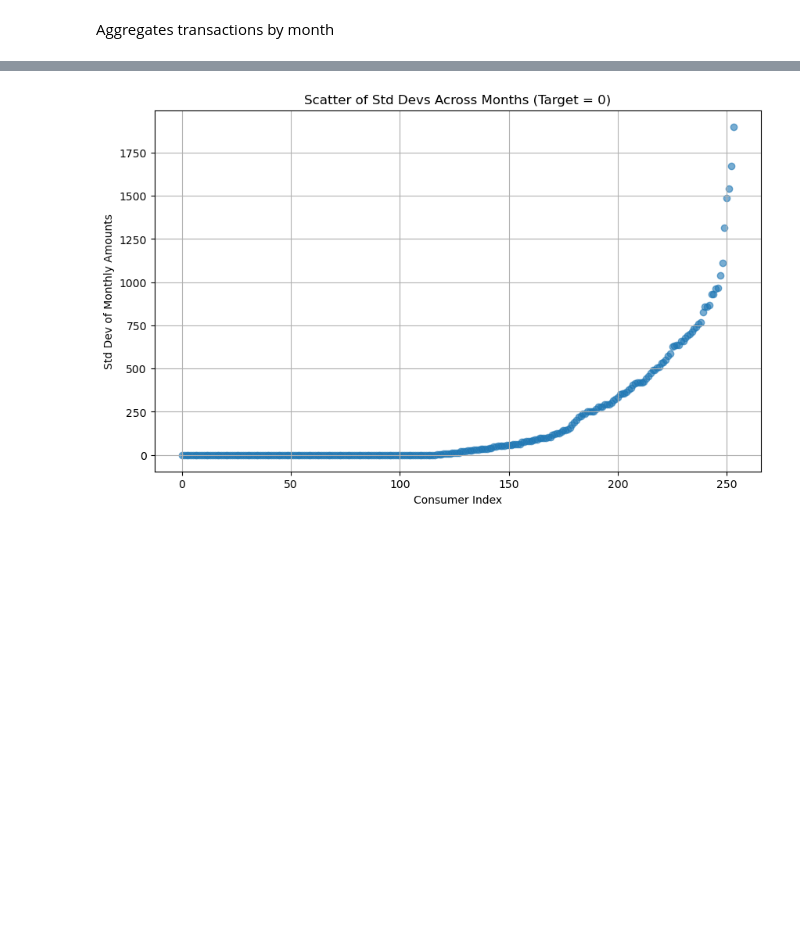
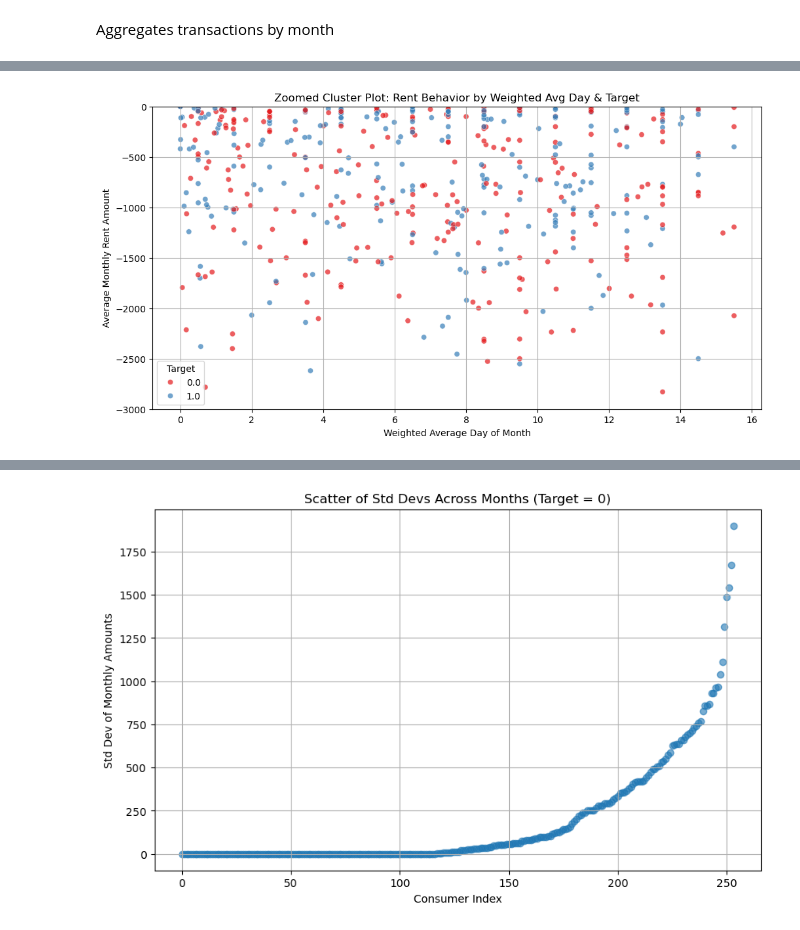
Before and after one commit to shsaha2024/mlc-sp25-car, a Jupyter notebook: baseline_shubham.ipynb, the cells around one changed output, grey strips where cells are left out. Saved outputs shown, nothing was run; the diff lists cells and outputs as text; code cells hidden in the pictures; blank space fills up the shorter version.

```diff
--- a/baseline_shubham.ipynb
+++ b/baseline_shubham.ipynb
@@ -252,0 +322,26 @@ rent
+# %%
+import matplotlib.pyplot as plt
+import seaborn as sns
+
+plt.figure(figsize=(12, 6))
+
+sns.scatterplot(
+    data=rent,
+    x="weighted_avg_day_34",
+    y="avg_amount_34",
+    hue="FPF_TARGET",
+    palette="Set1",
+    alpha=0.7
+)
+
+# Set zoom range
+plt.ylim(-3000,0)
+
+plt.xlabel("Weighted Average Day of Month")
+plt.ylabel("Average Monthly Rent Amount")
+plt.title("Zoomed Cluster Plot: Rent Behavior by Weighted Avg Day & Target")
+plt.grid(True)
+plt.legend(title="Target")
+plt.show()
+# %% [output]
+[figure, added]
```
Also changed, not shown: parts of 12 cells of this notebook.
